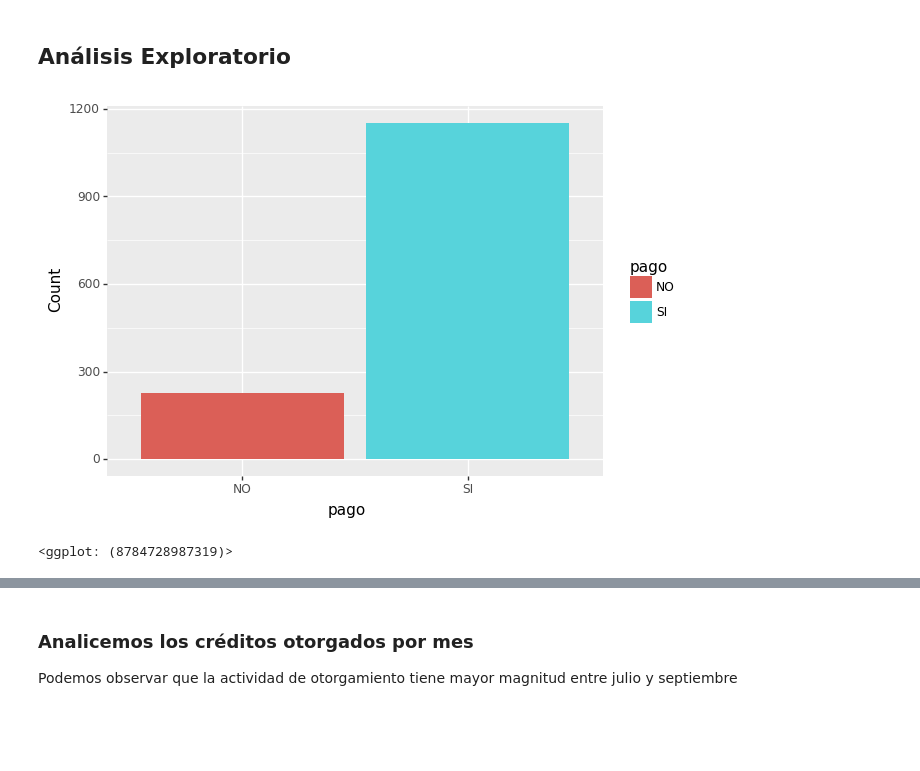
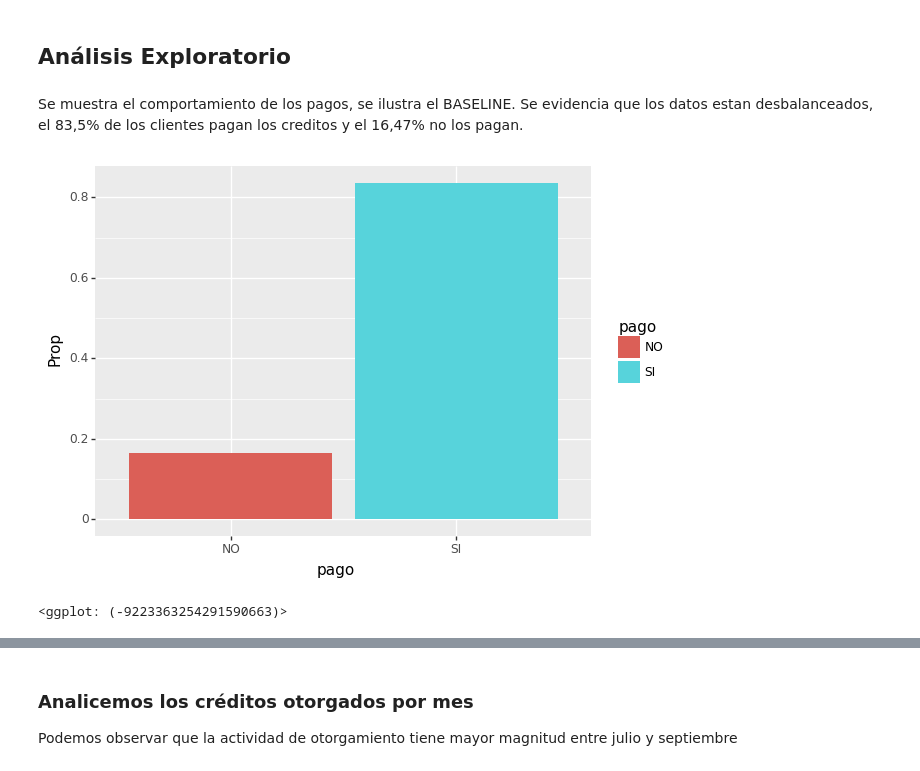
Before and after one commit to deepdatagroup/Datathon_DS4A, a Jupyter notebook: fundamentos_analiticaII_final.ipynb, the cells around one changed output, grey strips where cells are left out. Drawn from its saved outputs; the diff is of its cells as text; code cells hidden in the pictures; blank space fills up the shorter version.

```diff
--- a/fundamentos_analiticaII_final.ipynb
+++ b/fundamentos_analiticaII_final.ipynb
@@ -115,4 +114,4 @@ DatosFinal.head()
 # %%
 DatosFinal=pd.merge(datos,VarsFinal,how='left',on='ID')
 
-DatosFinal=DatosFinal.drop(['index'],axis=1)
+DatosFinal.head()
@@ -130,57 +137,15 @@ DatosFinal.head()
 5 rows × 107 columns
 # %% [markdown]
 ## Análisis Exploratorio
-# %%
-Baseline=pd.DataFrame({'Count':DatosFinal.groupby(['pago']).size()})
-Baseline=Baseline.reset_index()
-
-
-
-ggplot(aes(x='TotalMovMes1',color='pago'),data=DatosFinal)+\
-geom_density()
-
-ggplot(aes(x='TotalMovMes2',color='pago'),data=DatosFinal)+\
-geom_density()
-
-ggplot(aes(x='TotalMovMes3',color='pago'),data=DatosFinal)+\
-geom_density()
-
-
-
-ggplot(aes(x='Mes1_NoMov',color='pago'),data=DatosFinal)+\
-geom_density()
-
-ggplot(aes(x='Mes2_NoMov',color='pago'),data=DatosFinal)+\
-geom_density()
-
-ggplot(aes(x='Mes3_NoMov',color='pago'),data=DatosFinal)+\
-geom_density()
-
-
-
-ggplot(aes(x='Mes1_MovInt',color='pago'),data=DatosFinal)+\
-geom_density()
-
-ggplot(aes(x='Mes2_MovInt',color='pago'),data=DatosFinal)+\
-geom_density()
-
-ggplot(aes(x='Mes3_MovInt',color='pago'),data=DatosFinal)+\
-geom_density()
-
-
-
-ggplot(aes(x='Mes1_MovOut',color='pago'),data=DatosFinal)+\
-geom_density()
-
-ggplot(aes(x='Mes2_MovOut',color='pago'),data=DatosFinal)+\
-geom_density()
-
-ggplot(aes(x='Mes3_MovOut',color='pago'),data=DatosFinal)+\
-geom_density()
-
-
-ggplot(aes(x='pago',y='Count',fill='pago'),data=Baseline)+\
-geom_col()
-# %% [output]
-[figure, removed]
-<ggplot: (8784728987319)>
+# %% [markdown]
+Se muestra el comportamiento de los pagos, se ilustra el BASELINE. Se evidencia que los datos estan desbalanceados, el 83,5% de los clientes pagan los creditos y el 16,47% no los pagan.
+# %%
+Baseline=pd.DataFrame({'Count':DatosFinal.groupby(['pago']).size()})
+Baseline=Baseline.reset_index()
+Baseline['Prop']=Baseline['Count']/Baseline['Count'].sum()
+# %%
+ggplot(aes(x='pago',y='Prop',fill='pago'),data=Baseline)+\
+geom_col()
+# %% [output]
+[figure, added]
+<ggplot: (-9223363254291590663)>
```
Also changed, not shown: parts of 44 cells of this notebook.
